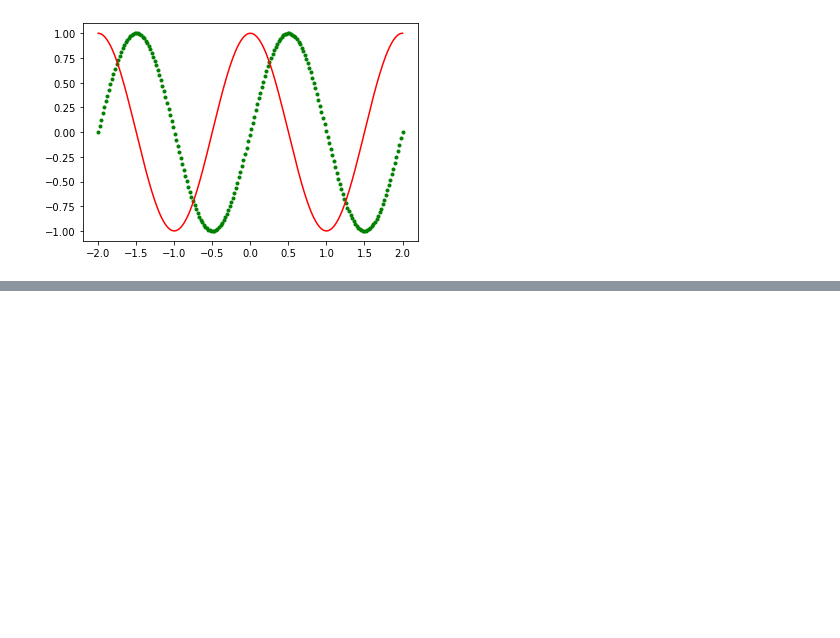
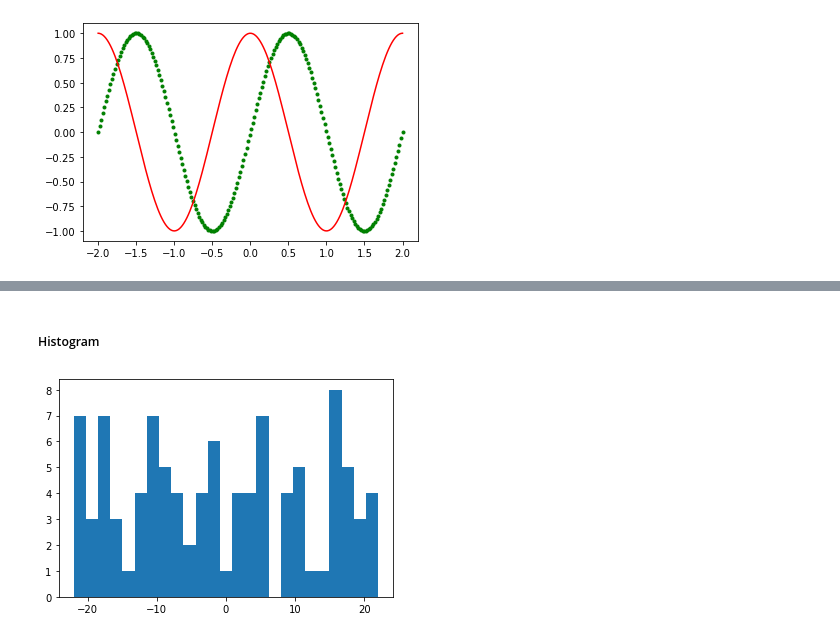
Before and after one commit to SandeepThokala/ZeroToMasteryPython, a Jupyter notebook: MachineLearning/MatplotlibIntro.ipynb, the cells around one changed output, grey strips where cells are left out. Saved outputs shown, nothing was run; the diff lists cells and outputs as text; code cells hidden in the pictures; blank space fills up the shorter version.

```diff
--- a/MachineLearning/MatplotlibIntro.ipynb
+++ b/MachineLearning/MatplotlibIntro.ipynb
@@ -25,0 +48,7 @@ ax.plot(x, np.sqrt(4 - x**2) , 'b-');
+# %% [markdown]
+#####  Histogram
+# %%
+fig, ax = plt.subplots()
+ax.hist(np.random.randint(-25, 25, 100), bins = 25);
+# %% [output]
+[figure, added]
```
Also changed, not shown: parts of 32 cells of this notebook.
